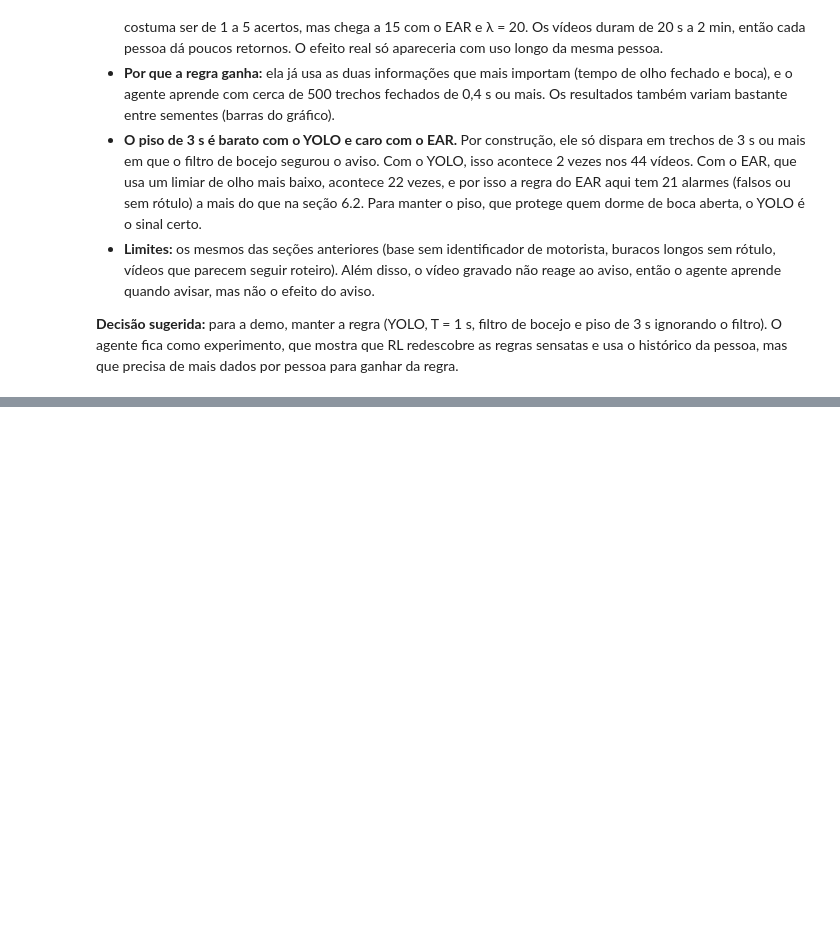
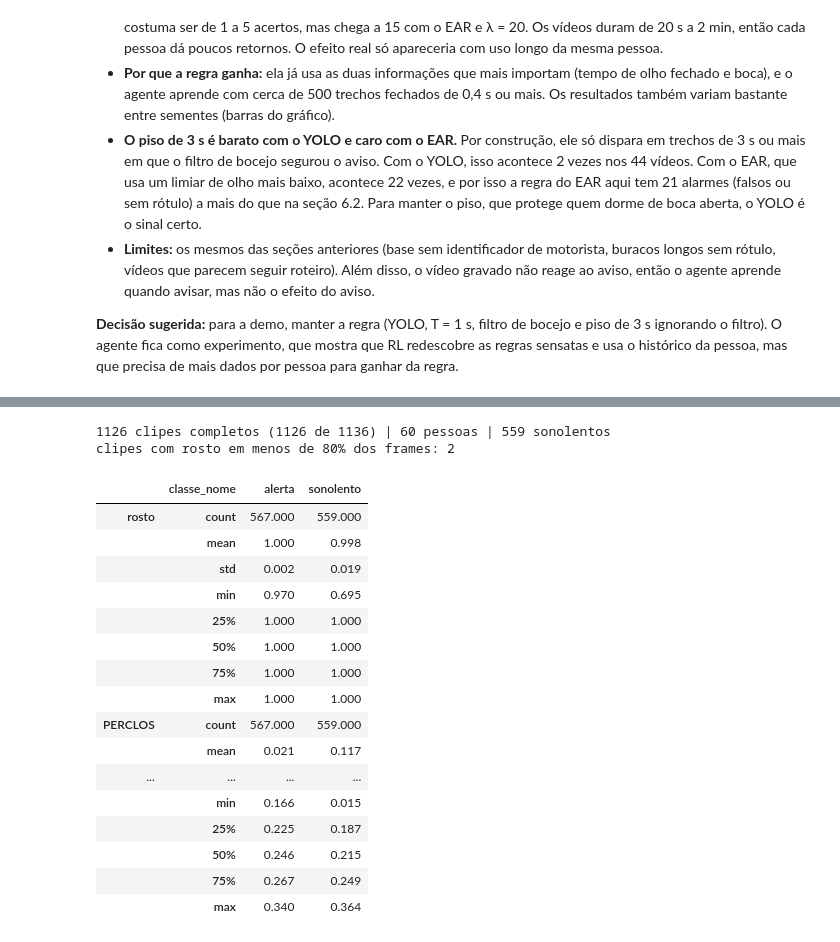
Before and after one commit to rcapozzielli/entrega_final_InsperAI_Wakely, a Jupyter notebook: wakely.ipynb, the cells around one changed output, grey strips where cells are left out. Drawn from its saved outputs; the diff is of its cells as text; code cells hidden in the pictures; blank space fills up the shorter version.

```diff
--- a/wakely.ipynb
+++ b/wakely.ipynb
@@ -2005,0 +2150,65 @@ decisões nos 44 vídeos (sem aviso recente): 2,707 | situações que aparecem:
+# %%
+from sklearn.metrics import roc_auc_score
+from scipy.stats import wilcoxon
+
+LIM_FECH = 0.5     # P(fechado) a partir do qual o frame conta como fechado nos atributos
+
+
+def em_rldd(frames):
+    # parâmetro em frames a 25 fps (seções 2 a 7) -> frames a 10 fps, pelo mesmo tempo
+    return max(1, int(round(frames * FPS_RLDD / FPS)))
+
+
+BURACO_RLDD = em_rldd(BURACO_FECH)
+FILTRO_RLDD = {"lim": FILTRO["lim"], "persistencia": em_rldd(FILTRO["persistencia"]), "margem": em_rldd(FILTRO["margem"])}
+
+
+def tabela_rldd(s):
+    # a série de um clipe no formato das linhas do tempo da seção 2
+    return pd.DataFrame({"p_fech": s[:, :2].mean(axis=1), "ear": s[:, 2:4].mean(axis=1),
+                         "boca": s[:, 4], "rosto": s[:, 5] == 1})
+
+
+def atributos(s):
+    tl = tabela_rldd(s)
+    rosto = tl.rosto.values
+    fechado = (tl.p_fech >= LIM_FECH).values
+    dur = np.array([(b - a + 1) / FPS_RLDD for a, b in unir(trechos(fechado), BURACO_RLDD)])
+    return {"PERCLOS": fechado[rosto].mean() if rosto.any() else np.nan,
+            "piscadas": int((dur <= 0.5).sum()),
+            "duração mediana (s)": np.median(dur) if len(dur) else 0.0,
+            "fechamentos de 1 s+": int((dur >= T_ALERTA).sum()),
+            "bocejos": len(trechos(bocejo_ativo(tl, **FILTRO_RLDD))),
+            "EAR médio": tl.ear.mean(),
+            "rosto": rosto.mean(),
+            "EAR de olho aberto": tl.ear[rosto & ~fechado].median()}
+
+
+completos = (meta_rldd.frames == N_RLDD).values
+attr = pd.concat([meta_rldd[completos].reset_index(drop=True),
+                  pd.DataFrame([atributos(s) for s in series_rldd[completos]])], axis=1)
+attr["classe_nome"] = attr.sonolento.map({0: "alerta", 1: "sonolento"})
+print(f"{len(attr)} clipes completos ({completos.sum()} de {len(meta_rldd)}) | "
+      f"{attr.pessoa.nunique()} pessoas | {attr.sonolento.sum()} sonolentos")
+print(f"clipes com rosto em menos de 80% dos frames: {(attr.rosto < 0.8).sum()}")
+attr.groupby("classe_nome")[["rosto", "PERCLOS", "piscadas", "EAR médio"]].describe().T.round(3)
+# %% [output]
+1126 clipes completos (1126 de 1136) | 60 pessoas | 559 sonolentos
+clipes com rosto em menos de 80% dos frames: 2
+|  | classe_nome | alerta | sonolento |
+| rosto | count | 567.000 | 559.000 |
+|  | mean | 1.000 | 0.998 |
+|  | std | 0.002 | 0.019 |
+|  | min | 0.970 | 0.695 |
+|  | 25% | 1.000 | 1.000 |
+|  | 50% | 1.000 | 1.000 |
+|  | 75% | 1.000 | 1.000 |
+|  | max | 1.000 | 1.000 |
+| PERCLOS | count | 567.000 | 559.000 |
+|  | mean | 0.021 | 0.117 |
+| ... | ... | ... | ... |
+|  | min | 0.166 | 0.015 |
+|  | 25% | 0.225 | 0.187 |
+|  | 50% | 0.246 | 0.215 |
+|  | 75% | 0.267 | 0.249 |
+|  | max | 0.340 | 0.364 |
```
Also changed, not shown: parts of 23 cells of this notebook, 2 other files.
